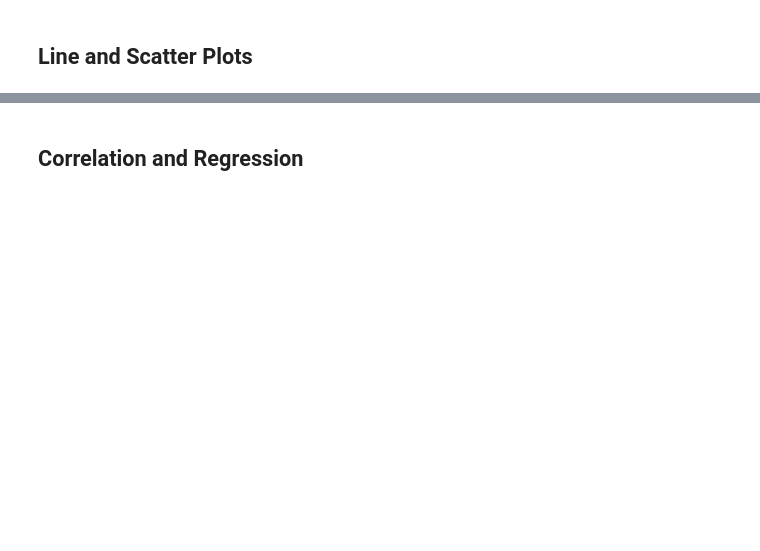
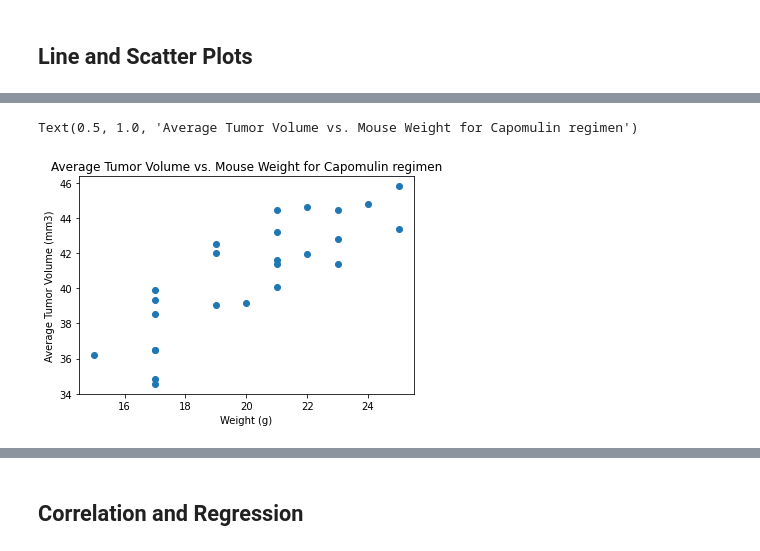
Before and after one commit to apfleegor/matplotlib-challenge, a Jupyter notebook: Pymaceuticals/pymaceuticals_starter.ipynb, the cells around one changed output, grey strips where cells are left out. Cells and saved outputs as stored; diff of their text form; code cells hidden in the pictures; blank space fills up the shorter version.

```diff
--- a/Pymaceuticals/pymaceuticals_starter.ipynb
+++ b/Pymaceuticals/pymaceuticals_starter.ipynb
@@ -320,2 +368,4 @@ outliers
 # %%
 # Generate a scatter plot of average tumor volume vs. mouse weight for the Capomulin regimen
+capomulin_scatter = capomulin.groupby('Mouse ID')[['Weight (g)', 'Tumor Volume (mm3)']].mean()
+capomulin_scatter
@@ -321,0 +391,8 @@ outliers
+# %%
+plt.scatter(capomulin_scatter.iloc[:,0], capomulin_scatter.iloc[:,1])
+plt.xlabel('Weight (g)')
+plt.ylabel('Average Tumor Volume (mm3)')
+plt.title('Average Tumor Volume vs. Mouse Weight for Capomulin regimen')
+# %% [output]
+Text(0.5, 1.0, 'Average Tumor Volume vs. Mouse Weight for Capomulin regimen')
+[figure, added]
```
Also changed, not shown: parts of 24 cells of this notebook.
